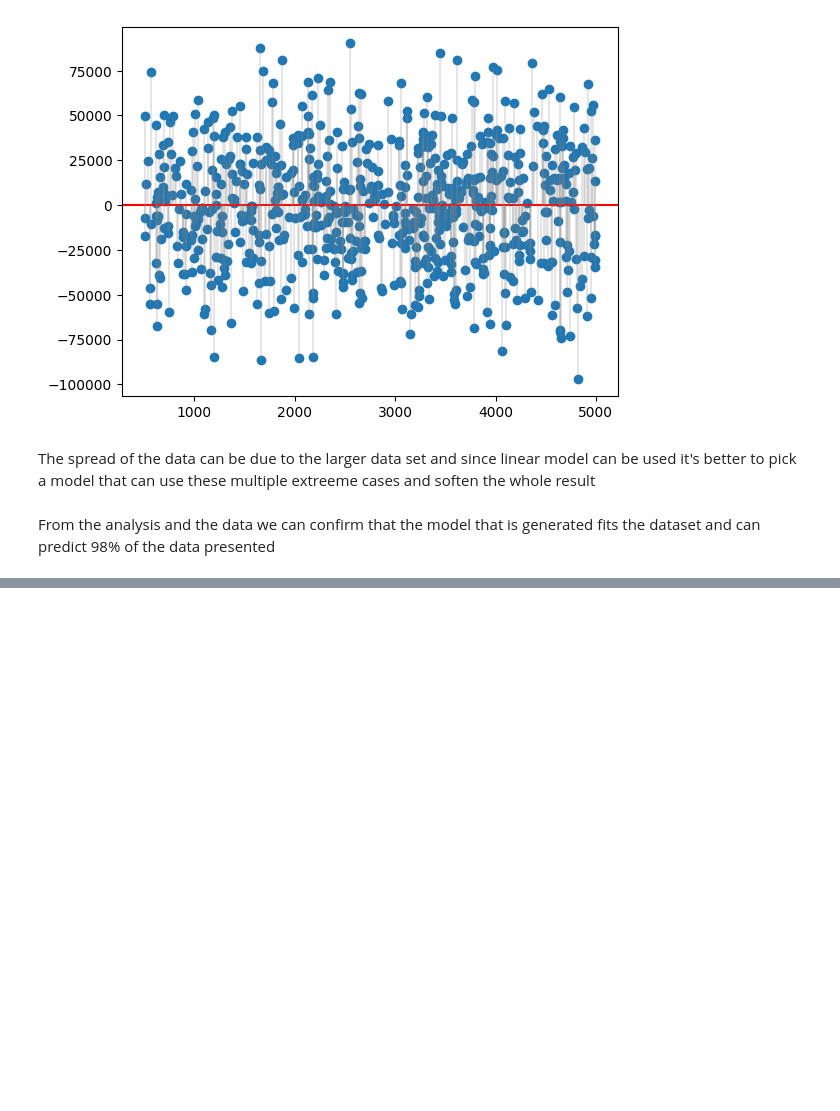
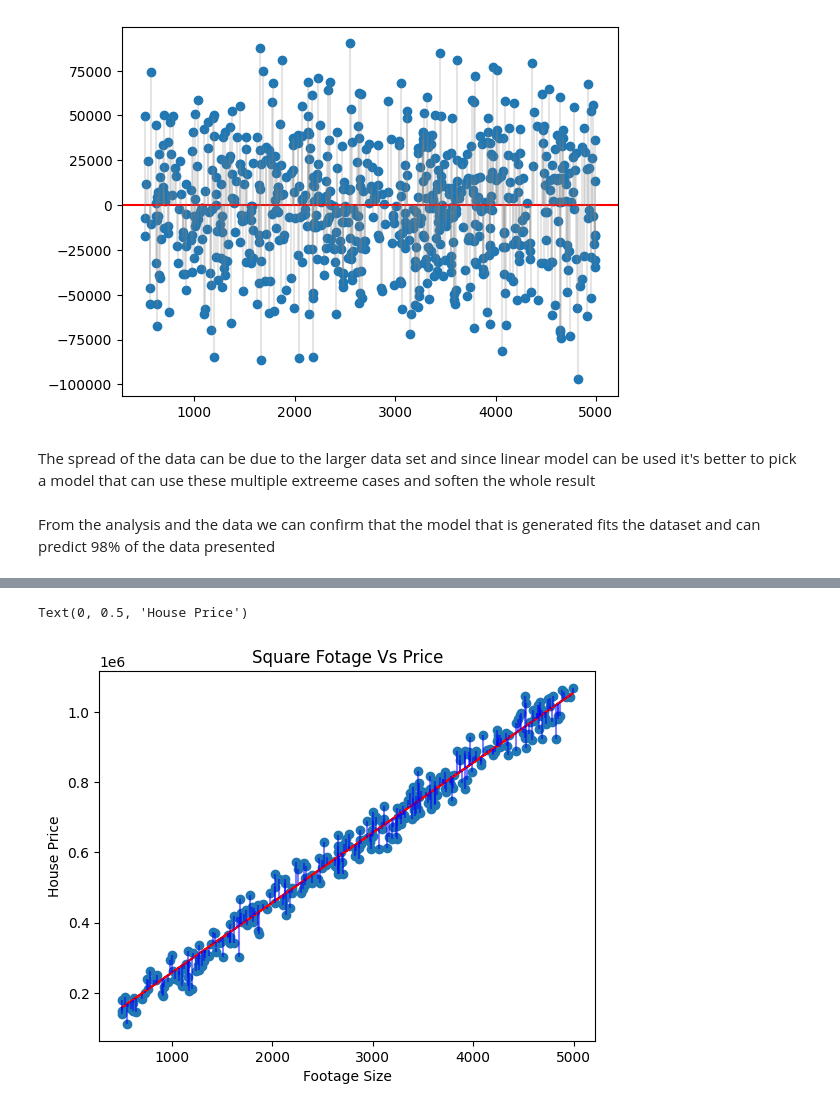
Before and after one commit to Rushank14/Models, a Jupyter notebook: notebooks/regression.ipynb, the cells around one changed output, grey strips where cells are left out. Cells and saved outputs as stored; diff of their text form; code cells hidden in the pictures; blank space fills up the shorter version.

```diff
--- a/notebooks/regression.ipynb
+++ b/notebooks/regression.ipynb
@@ -313,0 +463,11 @@ From the analysis and the data we can confirm that the model that is generated f
+# %%
+plt.figure()
+plt.title('Square Fotage Vs Price')
+plt.scatter(X_test, y_test)
+plt.plot(X_test, y_test_pred, color = 'r')
+plt.vlines(X_test, y_test_pred, y_test, color= 'b', alpha = 0.5)
+plt.xlabel('Footage Size')
+plt.ylabel('House Price')
+# %% [output]
+Text(0, 0.5, 'House Price')
+[figure, added]
```
Also changed, not shown: parts of 40 cells of this notebook.
